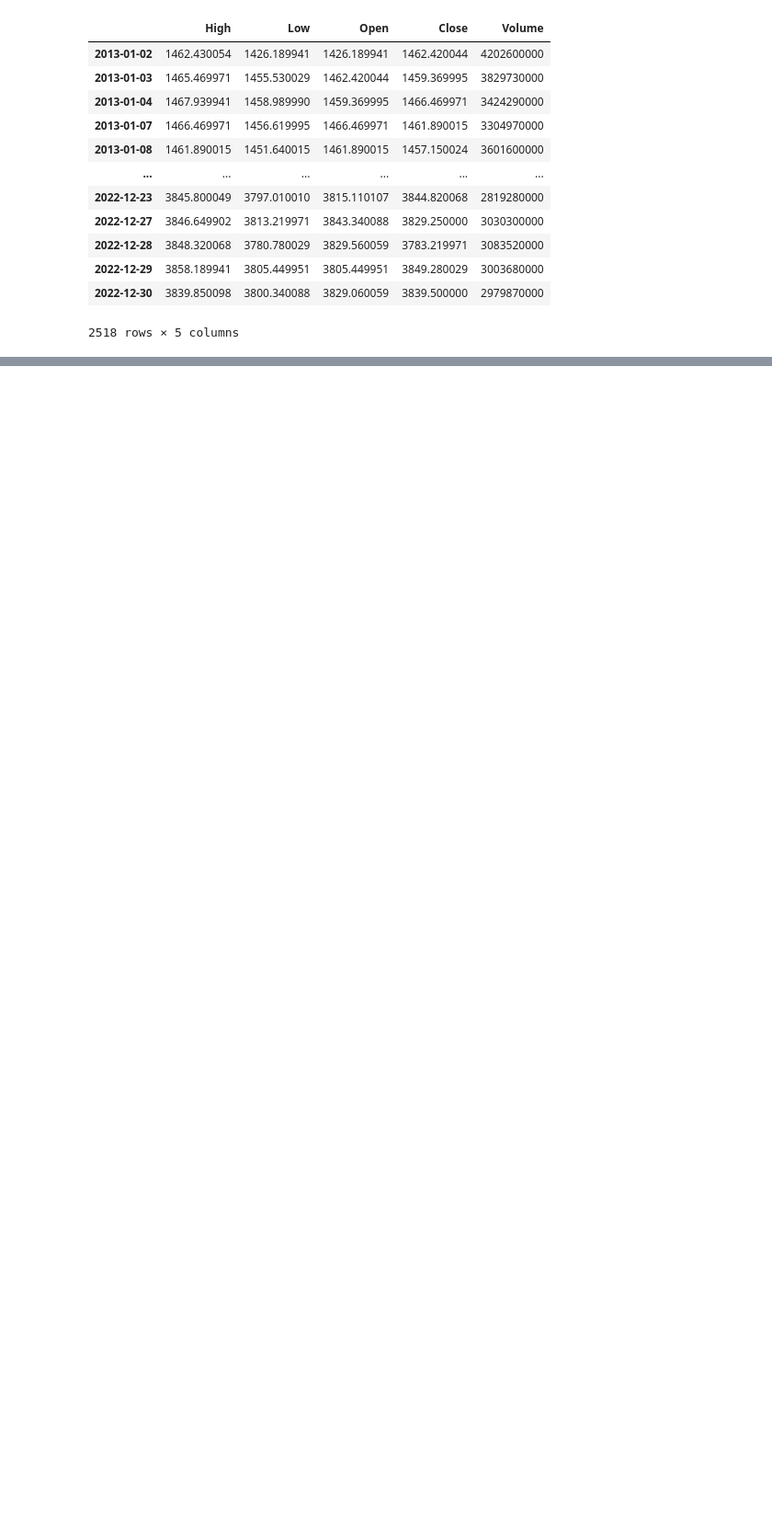
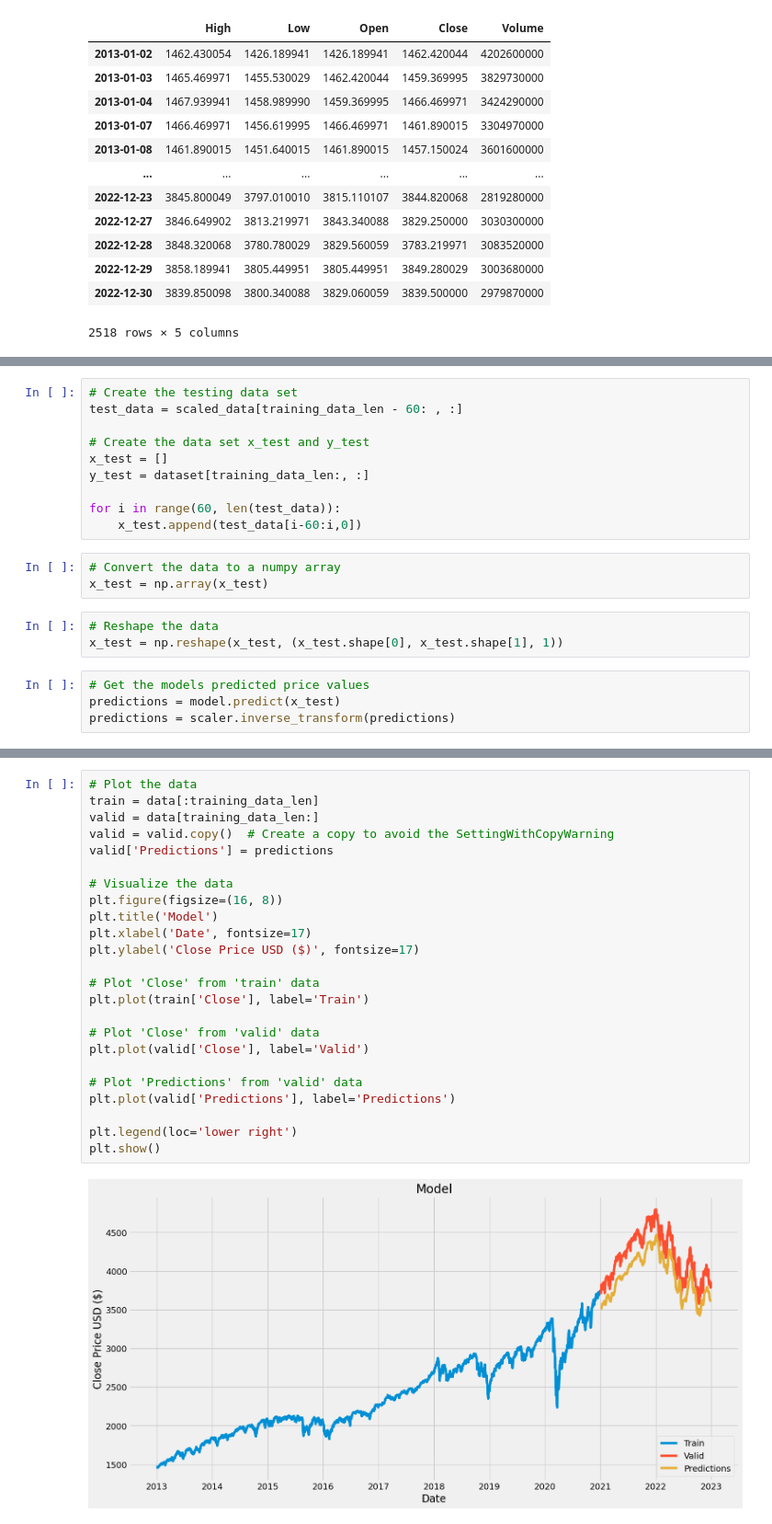
Before and after one commit to odamgaard/Seminar-Applied-Corporate-Finance, a Jupyter notebook: Project/Neural Network.ipynb, the cells around one changed output, grey strips where cells are left out. Shown at 92% size. Cells and saved outputs as stored; diff of their text form; blank space fills up the shorter version.

```diff
--- a/Project/Neural Network.ipynb
+++ b/Project/Neural Network.ipynb
@@ -46,0 +147,20 @@ df
+# %%
+# Create the testing data set
+test_data = scaled_data[training_data_len - 60: , :]
+
+# Create the data set x_test and y_test
+x_test = []
+y_test = dataset[training_data_len:, :]
+
+for i in range(60, len(test_data)):
+    x_test.append(test_data[i-60:i,0])
+# %%
+# Convert the data to a numpy array
+x_test = np.array(x_test)
+# %%
+# Reshape the data
+x_test = np.reshape(x_test, (x_test.shape[0], x_test.shape[1], 1))
+# %%
+# Get the models predicted price values
+predictions = model.predict(x_test)
+predictions = scaler.inverse_transform(predictions)
@@ -46,0 +175,26 @@ df
+# %%
+# Plot the data
+train = data[:training_data_len]
+valid = data[training_data_len:]
+valid = valid.copy()  # Create a copy to avoid the SettingWithCopyWarning
+valid['Predictions'] = predictions
+
+# Visualize the data
+plt.figure(figsize=(16, 8))
+plt.title('Model')
+plt.xlabel('Date', fontsize=17)
+plt.ylabel('Close Price USD ($)', fontsize=17)
+
+# Plot 'Close' from 'train' data
+plt.plot(train['Close'], label='Train')
+
+# Plot 'Close' from 'valid' data
+plt.plot(valid['Close'], label='Valid')
+
+# Plot 'Predictions' from 'valid' data
+plt.plot(valid['Predictions'], label='Predictions')
+
+plt.legend(loc='lower right')
+plt.show()
+# %% [output]
+[figure, added]
```
Also changed, not shown: parts of 14 cells of this notebook, 1 other file.
